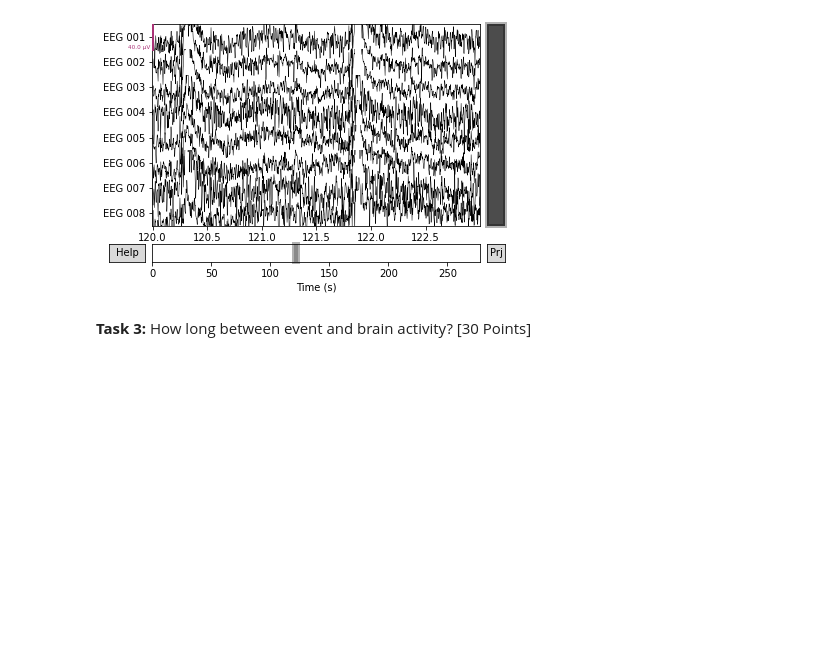
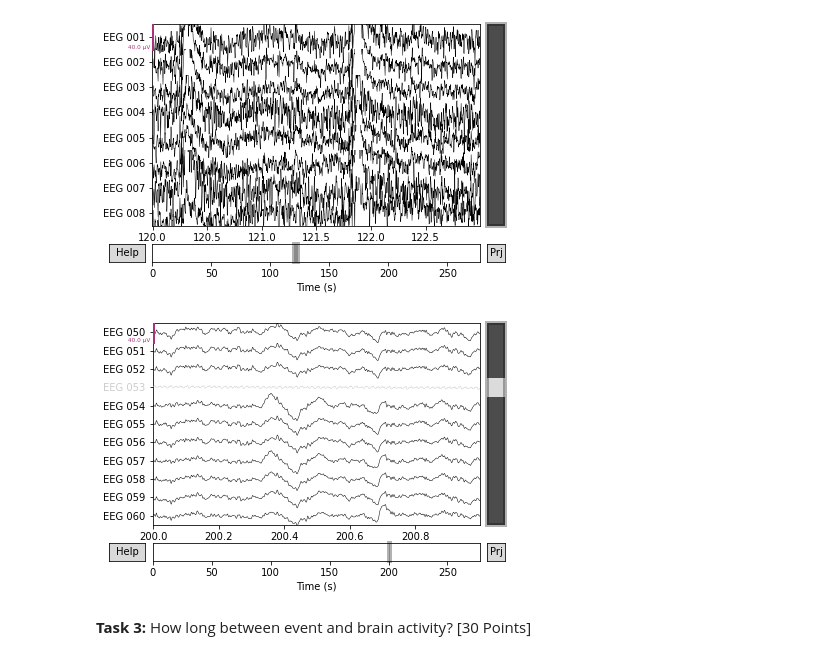
Before and after one commit to bostongfx/cs480student_2021, a Jupyter notebook: 02/CS480_Assignment_2.ipynb, the cells around one changed output. Drawn from its saved outputs; the diff is of its cells as text; code cells hidden in the pictures; blank space fills up the shorter version.

```diff
--- a/02/CS480_Assignment_2.ipynb
+++ b/02/CS480_Assignment_2.ipynb
@@ -62,6 +100,12 @@ ecg1to8 = raw.plot(order=chan_idxs, start=120, duration=3)
 [figure]
 # %%
 # TODO please plot EEG channels 50-60 for 1 second after 200 seconds.
+# %%
+ch = 'EEG 0{}'
+chan_idxs_50to60 = [raw.ch_names.index(ch.format(i)) for i in range(50,61)]
+ecg50to60 = raw.plot(order=chan_idxs_50to60, start=200, duration=1)
+# %% [output]
+[figure, added]
 # %% [markdown]
 **Task 3:** How long between event and brain activity? [30 Points]
 # %%
```
Also changed, not shown: parts of 6 cells of this notebook.
